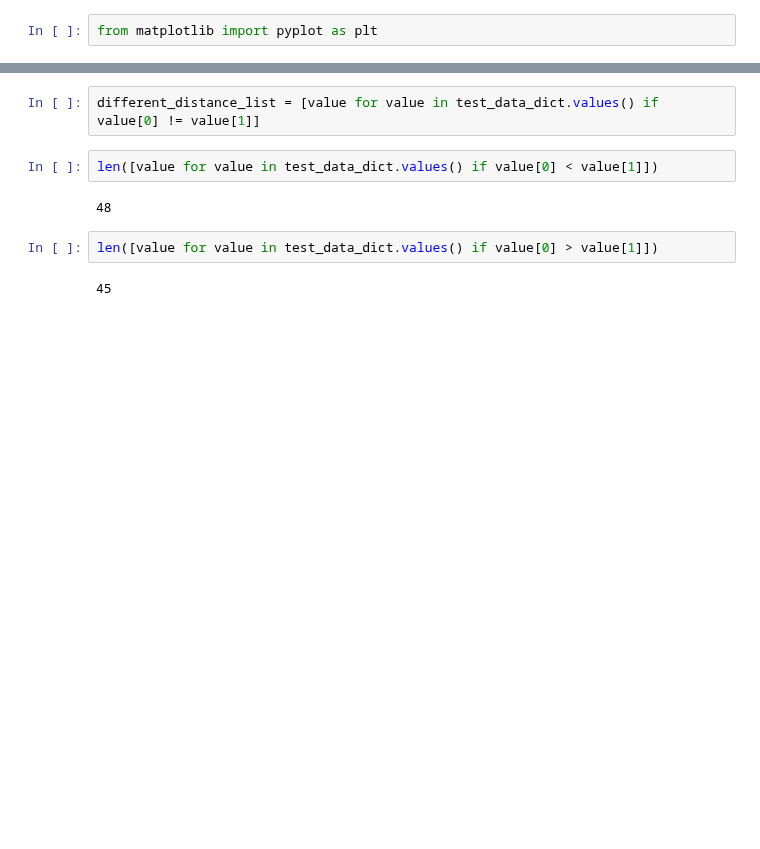
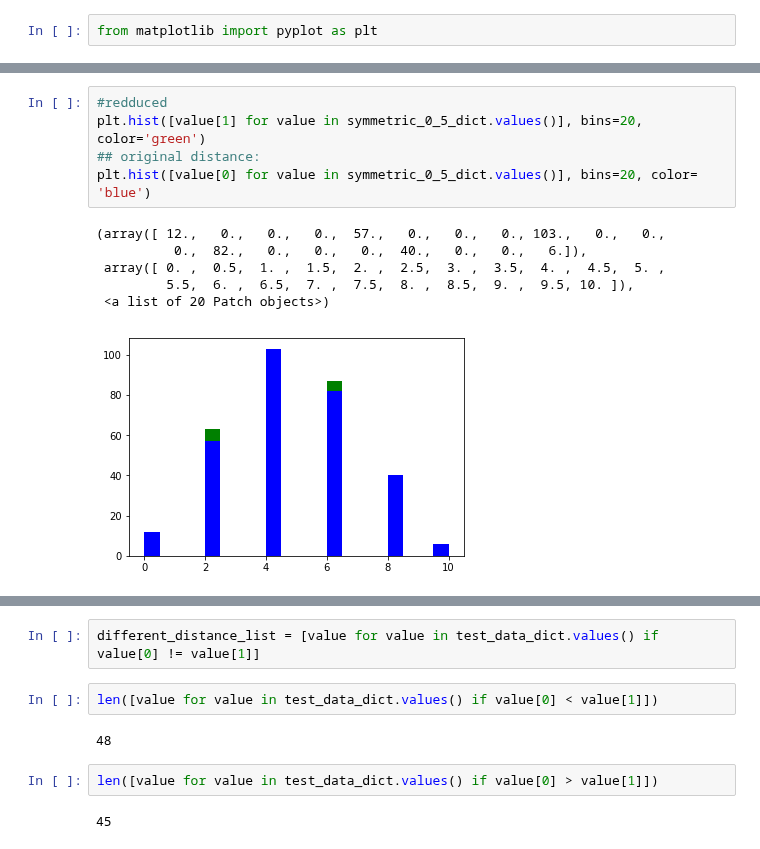
Before and after one commit to msarrias/protein-multial-noise-reduction, a Jupyter notebook: results/results.ipynb, the cells around one changed output, grey strips where cells are left out. Cells and saved outputs as stored; diff of their text form; blank space fills up the shorter version.

```diff
--- a/results/results.ipynb
+++ b/results/results.ipynb
@@ -72,0 +97,12 @@ plt.hist(reduced_noise_distance_list, bins=20)
+# %%
+#redduced
+plt.hist([value[1] for value in symmetric_0_5_dict.values()], bins=20, color='green')
+## original distance:
+plt.hist([value[0] for value in symmetric_0_5_dict.values()], bins=20, color= 'blue')
+# %% [output]
+(array([ 12.,   0.,   0.,   0.,  57.,   0.,   0.,   0., 103.,   0.,   0.,
+          0.,  82.,   0.,   0.,   0.,  40.,   0.,   0.,   6.]),
+ array([ 0. ,  0.5,  1. ,  1.5,  2. ,  2.5,  3. ,  3.5,  4. ,  4.5,  5. ,
+         5.5,  6. ,  6.5,  7. ,  7.5,  8. ,  8.5,  9. ,  9.5, 10. ]),
+ <a list of 20 Patch objects>)
+[figure, added]
```
Also changed, not shown: parts of 21 cells of this notebook, 11 other files.
